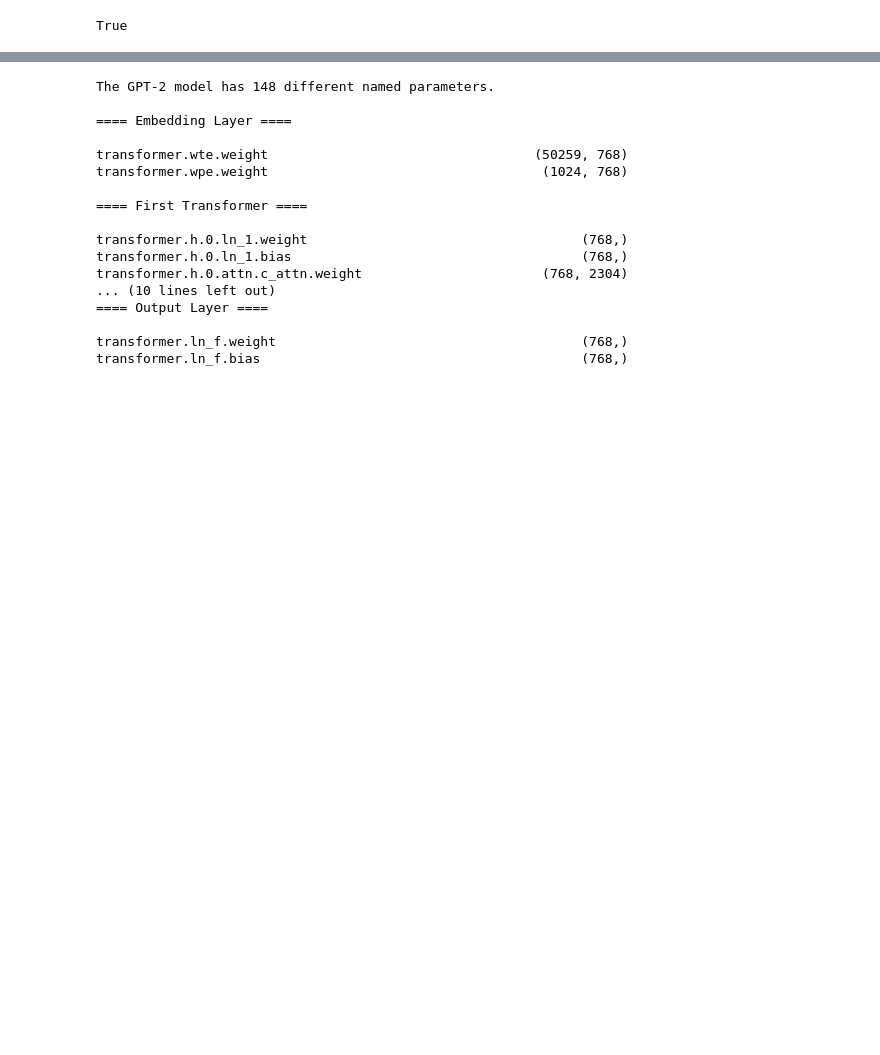
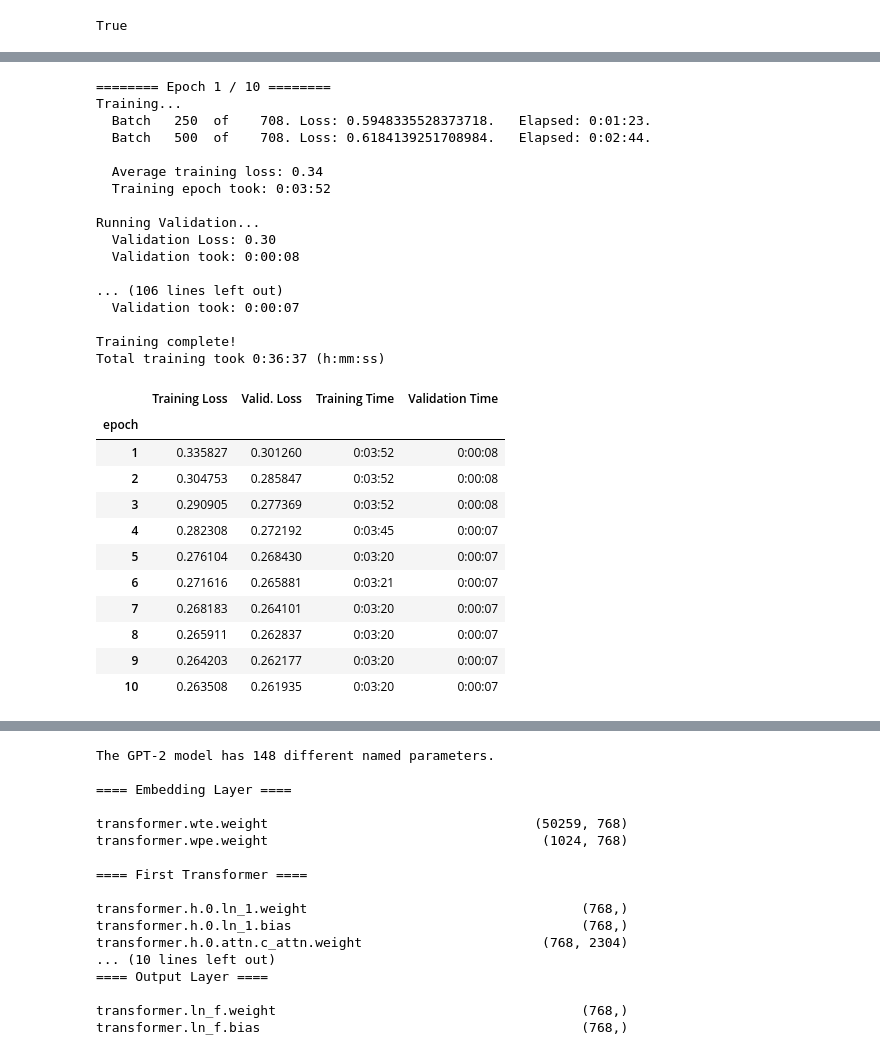
Before and after one commit to cluffa/GitFit, a Jupyter notebook: train.ipynb, the cells around one changed output, grey strips where cells are left out. Cells and saved outputs as stored; diff of their text form; code cells hidden in the pictures; blank space fills up the shorter version.

```diff
--- a/train.ipynb
+++ b/train.ipynb
@@ -170,8 +134,0 @@ torch.cuda.manual_seed_all(seed_val)
-# %%
-epochs = 13
-learning_rate = 5e-5
-warmup_steps = 1e2
-epsilon = 1e-8
-
-# this produces sample output every 100 steps
-sample_every = 250
@@ -387,0 +383,39 @@ plt.show()
+# %%
+df2_stats = train_model(
+    model,
+    train_dl_workouts,
+    validation_dl_workouts,
+    epochs = 10,
+    learning_rate = 5e-6
+)
+df2_stats
+# %% [output]
+======== Epoch 1 / 10 ========
+Training...
+  Batch   250  of    708. Loss: 0.5948335528373718.   Elapsed: 0:01:23.
+  Batch   500  of    708. Loss: 0.6184139251708984.   Elapsed: 0:02:44.
+
+  Average training loss: 0.34
+  Training epoch took: 0:03:52
+
+Running Validation...
+  Validation Loss: 0.30
+  Validation took: 0:00:08
+
+... (106 lines left out)
+  Validation took: 0:00:07
+
+Training complete!
+Total training took 0:36:37 (h:mm:ss)
+|  | Training Loss | Valid. Loss | Training Time | Validation Time |
+| epoch |  |  |  |  |
+| 1 | 0.335827 | 0.301260 | 0:03:52 | 0:00:08 |
+| 2 | 0.304753 | 0.285847 | 0:03:52 | 0:00:08 |
+| 3 | 0.290905 | 0.277369 | 0:03:52 | 0:00:08 |
+| 4 | 0.282308 | 0.272192 | 0:03:45 | 0:00:07 |
+| 5 | 0.276104 | 0.268430 | 0:03:20 | 0:00:07 |
+| 6 | 0.271616 | 0.265881 | 0:03:21 | 0:00:07 |
+| 7 | 0.268183 | 0.264101 | 0:03:20 | 0:00:07 |
+| 8 | 0.265911 | 0.262837 | 0:03:20 | 0:00:07 |
+| 9 | 0.264203 | 0.262177 | 0:03:20 | 0:00:07 |
+| 10 | 0.263508 | 0.261935 | 0:03:20 | 0:00:07 |
```
Also changed, not shown: parts of 29 cells of this notebook, 1 other file.
